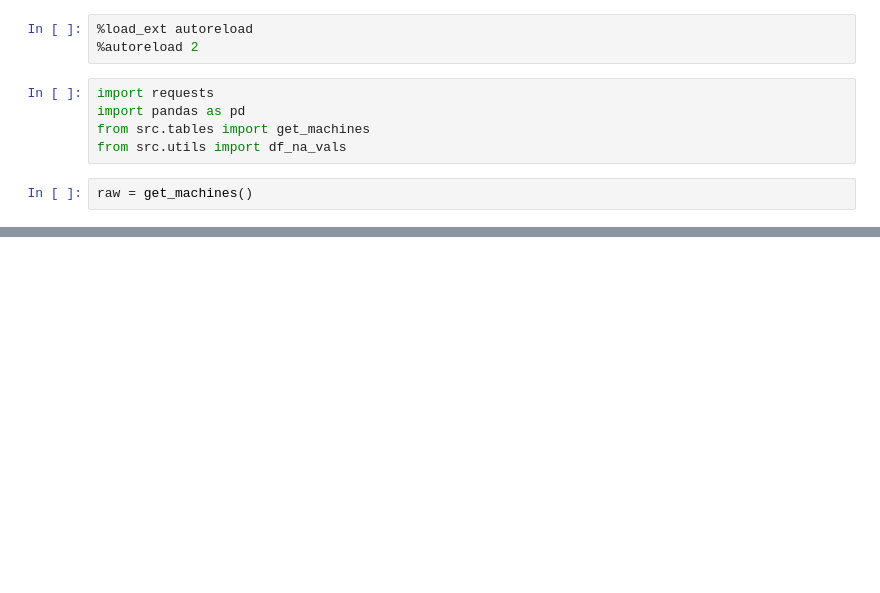
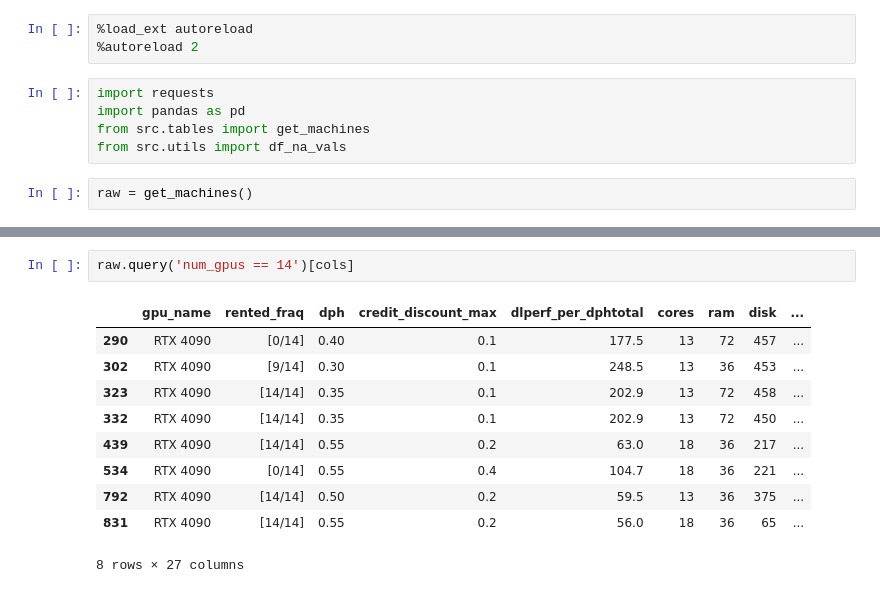
Before and after one commit to alkorolyov/vast-stats, a Jupyter notebook: notebooks/04_snapshot.ipynb, the cells around one changed output, grey strips where cells are left out. Saved outputs shown, nothing was run; the diff lists cells and outputs as text; blank space fills up the shorter version.

```diff
--- a/notebooks/04_snapshot.ipynb
+++ b/notebooks/04_snapshot.ipynb
@@ -63,3 +63,16 @@ raw.query('dph >= 0.5')[cols].sort_values(by='dph', ascending=False)
+# %%
+raw.query('num_gpus == 14')[cols]
+# %% [output]
+|  | gpu_name | rented_fraq | dph | credit_discount_max | dlperf_per_dphtotal | cores | ram | disk | ... |
+| 290 | RTX 4090 | [0/14] | 0.40 | 0.1 | 177.5 | 13 | 72 | 457 | ... |
+| 302 | RTX 4090 | [9/14] | 0.30 | 0.1 | 248.5 | 13 | 36 | 453 | ... |
+| 323 | RTX 4090 | [14/14] | 0.35 | 0.1 | 202.9 | 13 | 72 | 458 | ... |
+| 332 | RTX 4090 | [14/14] | 0.35 | 0.1 | 202.9 | 13 | 72 | 450 | ... |
+| 439 | RTX 4090 | [14/14] | 0.55 | 0.2 | 63.0 | 18 | 36 | 217 | ... |
+| 534 | RTX 4090 | [0/14] | 0.55 | 0.4 | 104.7 | 18 | 36 | 221 | ... |
+| 792 | RTX 4090 | [14/14] | 0.50 | 0.2 | 59.5 | 13 | 36 | 375 | ... |
+| 831 | RTX 4090 | [14/14] | 0.55 | 0.2 | 56.0 | 18 | 36 | 65 | ... |
+8 rows × 27 columns
 # %%
 raw[cols].query('country == "RU"')
 # %% [output]
```
Also changed, not shown: parts of 3 cells of this notebook, 11 other files.
